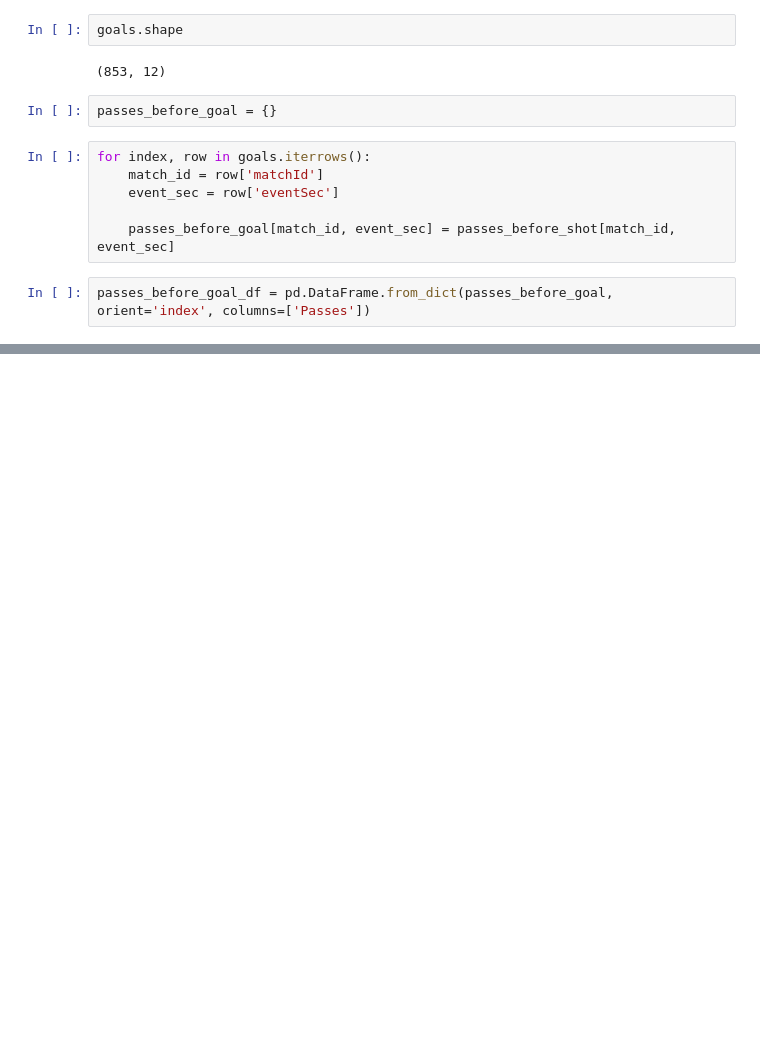
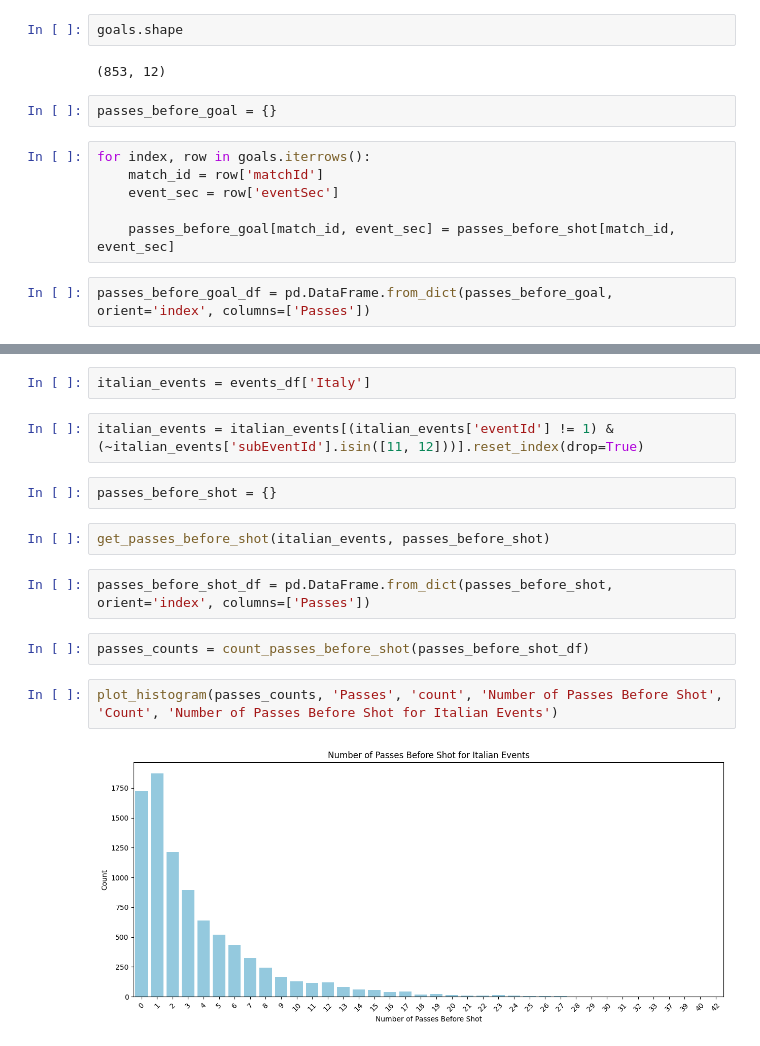
Before and after one commit to PasqualeEsposito/Geospatial_Analytics, a Jupyter notebook: Pass_chains_analysis.ipynb, the cells around one changed output, grey strips where cells are left out. Drawn from its saved outputs; the diff is of its cells as text; blank space fills up the shorter version.

```diff
--- a/Pass_chains_analysis.ipynb
+++ b/Pass_chains_analysis.ipynb
@@ -106,0 +103,16 @@ plt.show()
+# %%
+italian_events = events_df['Italy']
+# %%
+italian_events = italian_events[(italian_events['eventId'] != 1) & (~italian_events['subEventId'].isin([11, 12]))].reset_index(drop=True)
+# %%
+passes_before_shot = {}
+# %%
+get_passes_before_shot(italian_events, passes_before_shot)
+# %%
+passes_before_shot_df = pd.DataFrame.from_dict(passes_before_shot, orient='index', columns=['Passes'])
+# %%
+passes_counts = count_passes_before_shot(passes_before_shot_df)
+# %%
+plot_histogram(passes_counts, 'Passes', 'count', 'Number of Passes Before Shot', 'Count', 'Number of Passes Before Shot for Italian Events')
+# %% [output]
+[figure, added]
```
Also changed, not shown: parts of 17 cells of this notebook, 1 other file.
